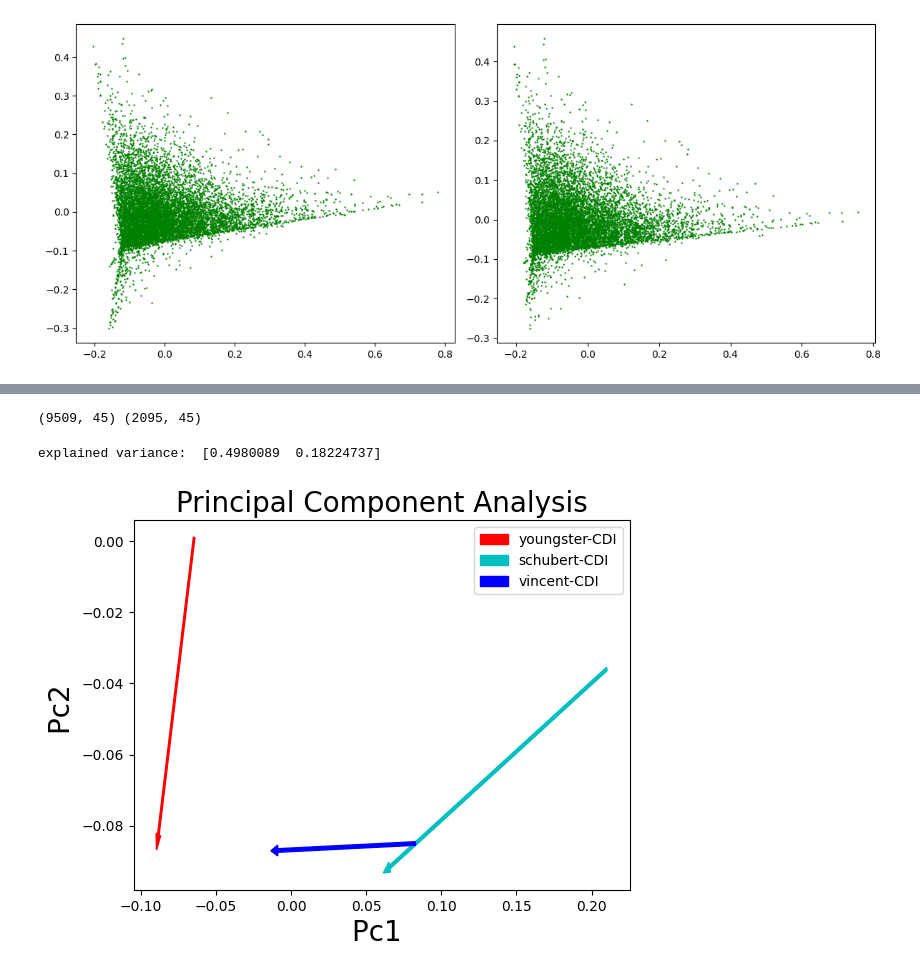
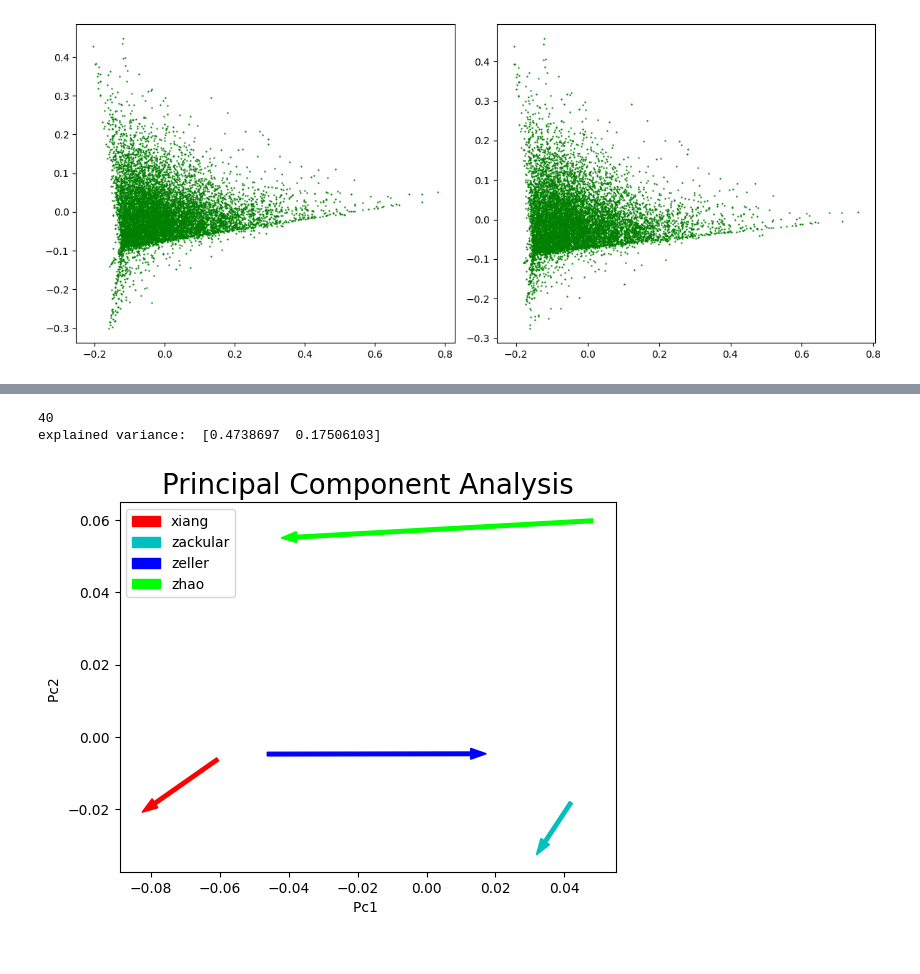
Before and after one commit to talnof1/microbiome_dysbiosis, a Jupyter notebook: american_gut/american_gut_pca.ipynb, the cells around one changed output, grey strips where cells are left out. Drawn from its saved outputs; the diff is of its cells as text; code cells hidden in the pictures.

```diff
--- a/american_gut/american_gut_pca.ipynb
+++ b/american_gut/american_gut_pca.ipynb
@@ -178,7 +194,7 @@ def pca_disease(disease):
     plt.title("Principal Component Analysis",fontsize=20)
     targets = disease_map[disease]
     colors = ['r','c', 'b','lime']
-    plt.scatter(pca_americans.loc[:,'Pc1'], pca_americans.loc[:,'Pc2'],marker='.',s=2, color= 'g')
+    # plt.scatter(pca_americans.loc[:,'Pc1'], pca_americans.loc[:,'Pc2'],marker='.',s=2, color= 'g')
     for target, color in zip(targets,colors):
         indicesToKeep = (data_partial['From'] == target) & (data_partial['DiseaseState'] == 'H')
         x = pca_disease.loc[indicesToKeep.values, 'Pc1'].values.mean()
@@ -197,7 +213,11 @@ def pca_disease(disease):
     col = ['r', 'c', 'b', 'lime']
     for j in range(0,len(arrows),4):
         plt.arrow(arrows[j], arrows[j+1], arrows[j+2]-arrows[j],arrows[j+3]-arrows[j+1], color=col[j//4])
-    # plt.legend(L)
-    fig.show()
+    plt.legend(targets)
+    # fig.show()
 # %%
-pca_disease("CD")
+pca_disease("CRC")
+# %% [output]
+40
+explained variance:  [0.4738697  0.17506103]
+[figure, added]
@@ -208,44 +223,0 @@ keep_features_cdi = [i for i in data_CDI.columns if i in dataAmericans.columns a
-# %%
-dataCDI_filtered = dataHD.loc[:,keep_features_cdi]
-dataAmericans_filtered = dataAmericans.loc[:,keep_features_cdi]
-print(dataAmericans_filtered.shape, dataCDI_filtered.shape)
-# %% [output]
-(9509, 45) (2095, 45)
-# %%
-pca = PCA(n_components=2)
-pca.fit(dataAmericans_filtered)
-components_americans2 = pca.transform(dataAmericans_filtered)
-components_CDI = pca.transform(dataCDI_filtered)
-print("explained variance: ", pca.explained_variance_ratio_)
-pca_americans2 = pd.DataFrame(data= components_americans2, columns= ['Pc1', 'Pc2'])
-pca_CDI = pd.DataFrame(data= components_HD2, columns= ['Pc1', 'Pc2'])
-# %% [output]
-explained variance:  [0.4980089  0.18224737]
-# %%
-plt.xlabel('Pc1 ', fontsize=20)
-plt.ylabel('Pc2 ', fontsize=20)
-plt.title("Principal Component Analysis",fontsize=20)
-targets = [["youngster", "H"],["youngster", "D"], ["schubert", "H"],["schubert", "D"],["vincent", "H"],["vincent", "D"]]
-how_many = []
-colors = ['r', 'r', 'c', 'c', 'b', 'b']
-arrows = []
-# plt.scatter(pca_americans1.loc[:,'Pc1'], pca_americans1.loc[:,'Pc2'],marker='.',s=2, color= 'g')
-for target, color in zip(targets,colors):
-    indicesToKeep = (dataHD['From'] == target[0]) & (dataHD['DiseaseState'] == target[1])
-    fill = 'none'
-    if target[1] == "D":
-        fill = color
-    x = pca_CDI.loc[indicesToKeep.values, 'Pc1'].values.mean()
-    y = pca_CDI.loc[indicesToKeep.values, 'Pc2'].values.mean()
-    arrows.append(x)
-    arrows.append(y)
-    # plt.scatter(pca_CDI.loc[indicesToKeep.values, 'Pc1'] , pca_CDI.loc[indicesToKeep.values, 'Pc2'], c=fill, edgecolors=color, s=50)
-# find centroids and plotting an arrow
-col = ['r', 'c', 'b']
-for j in range(0,len(arrows),4):
-    plt.arrow(arrows[j], arrows[j+1], arrows[j+2]-arrows[j],arrows[j+3]-arrows[j+1], color=col[j//4])
-L = ["youngster-CDI", "schubert-CDI","vincent-CDI"]
-plt.legend(L)
-fig.show()
-# %% [output]
-[figure, removed]
```
Also changed, not shown: parts of 17 cells of this notebook.
